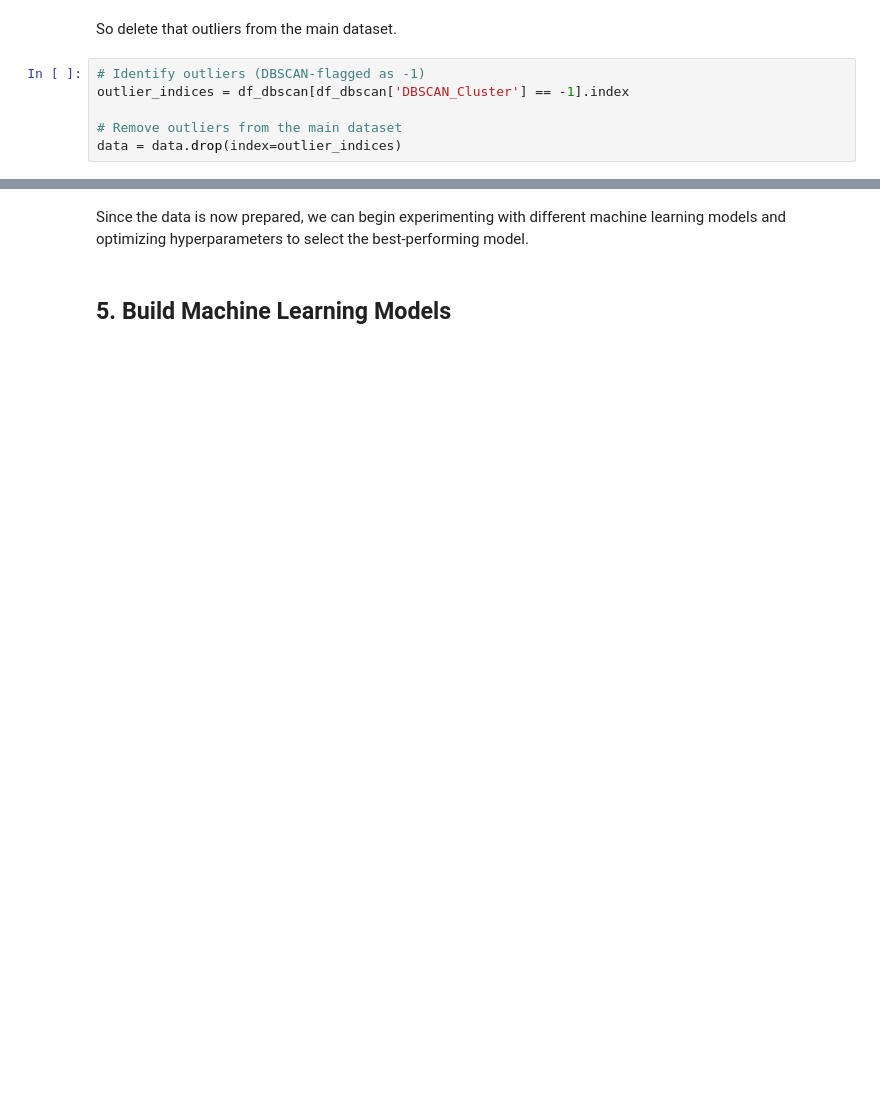
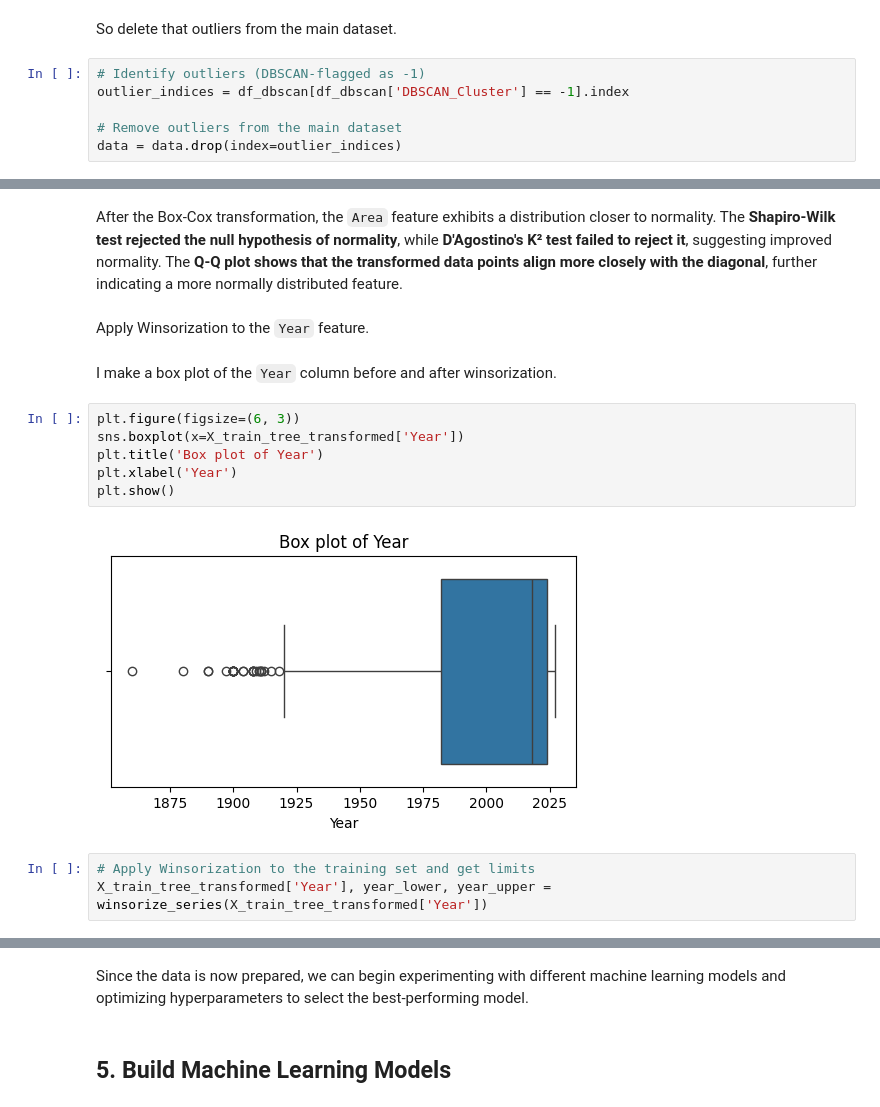
Before and after one commit to davydantoniuk/lublin-house-price-predict, a Jupyter notebook: price_prediction.ipynb, the cells around one changed output, grey strips where cells are left out. Drawn from its saved outputs; the diff is of its cells as text; blank space fills up the shorter version.

```diff
--- a/price_prediction.ipynb
+++ b/price_prediction.ipynb
@@ -1416,0 +1357,17 @@ After transformation of the `Area` column rf model achieved better results than
+# %% [markdown]
+After the Box-Cox transformation, the `Area` feature exhibits a distribution closer to normality. The **Shapiro-Wilk test rejected the null hypothesis of normality**, while **D'Agostino's K² test failed to reject it**, suggesting improved normality. The **Q-Q plot shows that the transformed data points align more closely with the diagonal**, further indicating a more normally distributed feature.
+# %% [markdown]
+Apply Winsorization to the `Year` feature.
+# %% [markdown]
+I make a box plot of the `Year` column before and after winsorization.
+# %%
+plt.figure(figsize=(6, 3))
+sns.boxplot(x=X_train_tree_transformed['Year'])
+plt.title('Box plot of Year')
+plt.xlabel('Year')
+plt.show()
+# %% [output]
+[figure, added]
+# %%
+# Apply Winsorization to the training set and get limits
+X_train_tree_transformed['Year'], year_lower, year_upper = winsorize_series(X_train_tree_transformed['Year'])
```
Also changed, not shown: parts of 84 cells of this notebook.
